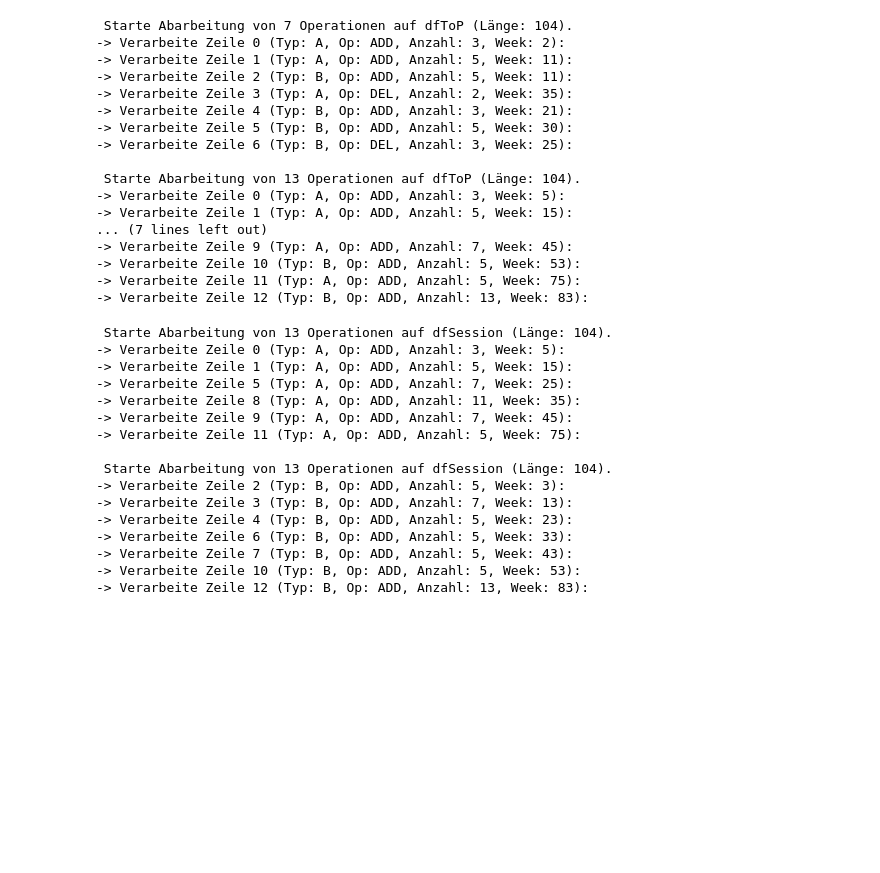
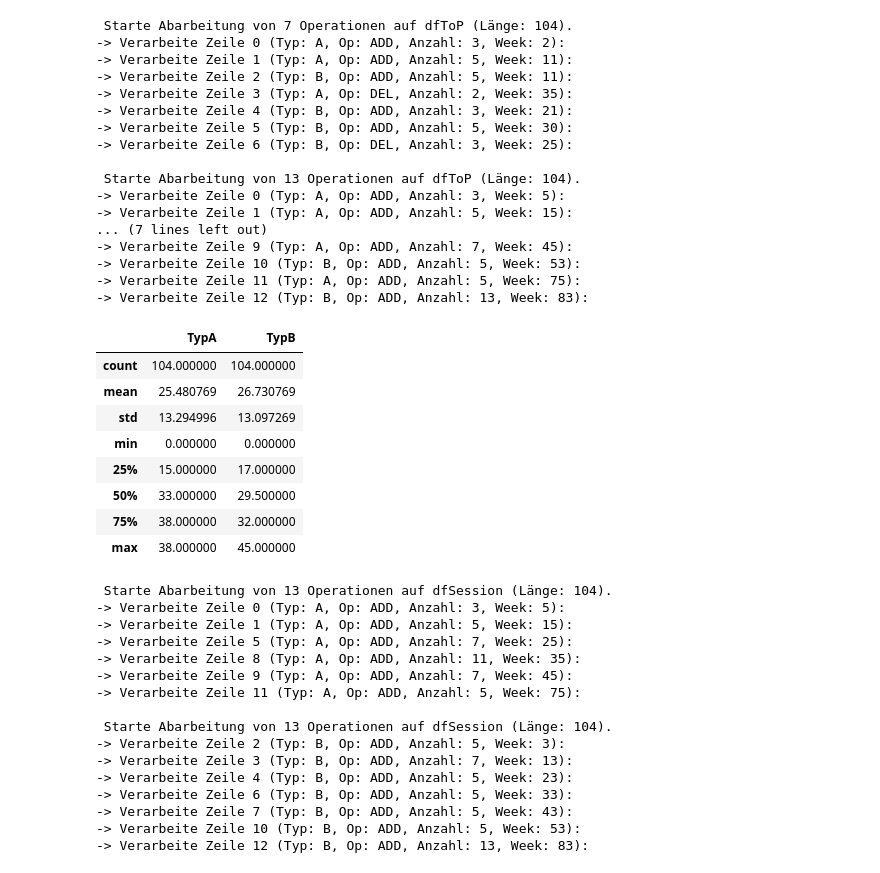
Before and after one commit to sawubona-repo/Innovage427, a Jupyter notebook: Code/Innovage427_Kostensimulation.ipynb, the cells around one changed output. Saved outputs shown, nothing was run; the diff lists cells and outputs as text; code cells hidden in the pictures; blank space fills up the shorter version.

```diff
--- a/Code/Innovage427_Kostensimulation.ipynb
+++ b/Code/Innovage427_Kostensimulation.ipynb
@@ -479,6 +479,19 @@ dfPx = Config_Therapeut_or_Patient(dfSzenarioP, dfPatient)
 -> Verarbeite Zeile 10 (Typ: B, Op: ADD, Anzahl: 5, Week: 53):
 -> Verarbeite Zeile 11 (Typ: A, Op: ADD, Anzahl: 5, Week: 75):
 -> Verarbeite Zeile 12 (Typ: B, Op: ADD, Anzahl: 13, Week: 83):
+# %%
+dfTx.describe()
+dfPx.describe()
+# %% [output]
+|  | TypA | TypB |
+| count | 104.000000 | 104.000000 |
+| mean | 25.480769 | 26.730769 |
+| std | 13.294996 | 13.097269 |
+| min | 0.000000 | 0.000000 |
+| 25% | 15.000000 | 17.000000 |
+| 50% | 33.000000 | 29.500000 |
+| 75% | 38.000000 | 32.000000 |
+| max | 38.000000 | 45.000000 |
 # %%
 # Config Session Dataframes for TypA and TypB according the "Patient Evolution" scenario given by dataframe dfSzenarioP
 dfSAx = Config_Sessions(dfSzenarioP, dfSessionA, "A")
```
Also changed, not shown: parts of 5 cells of this notebook.
